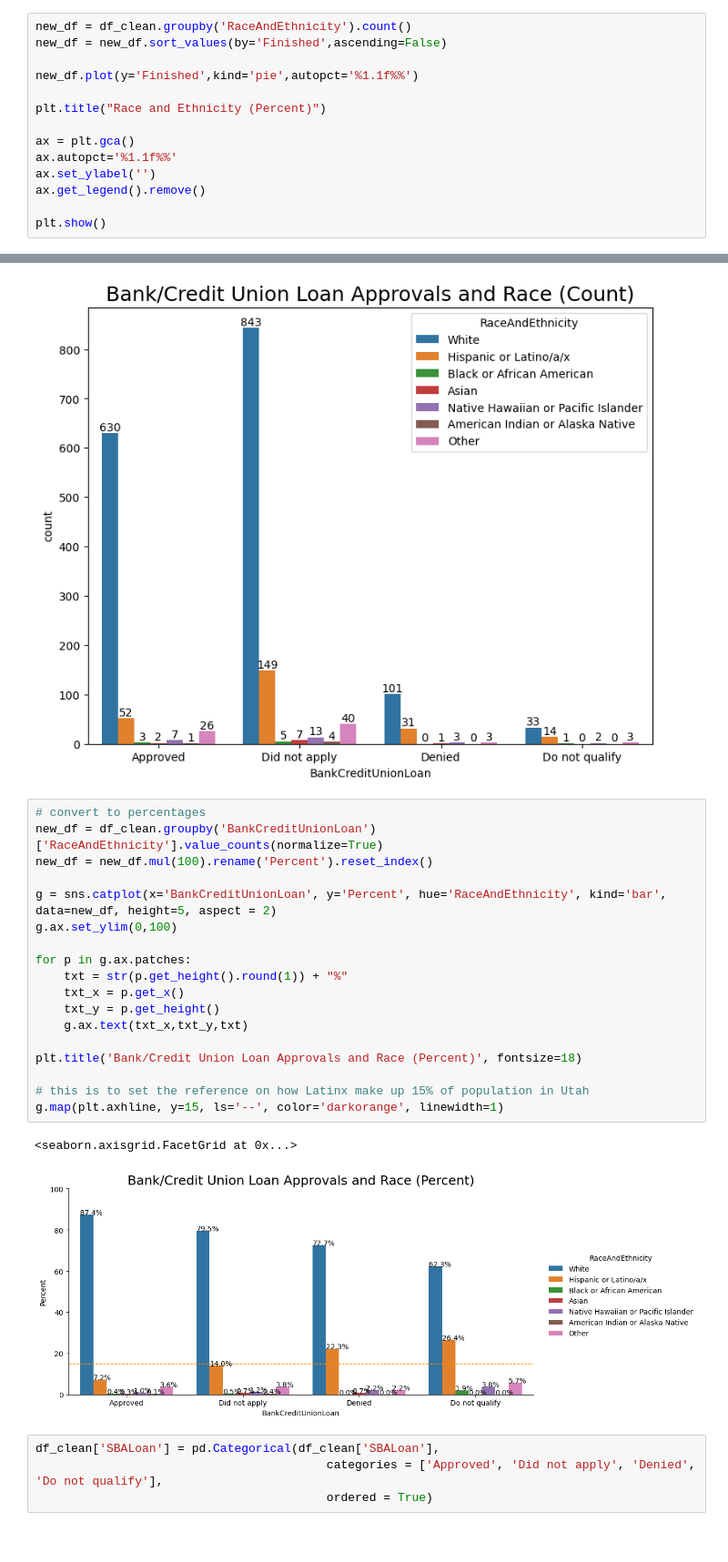
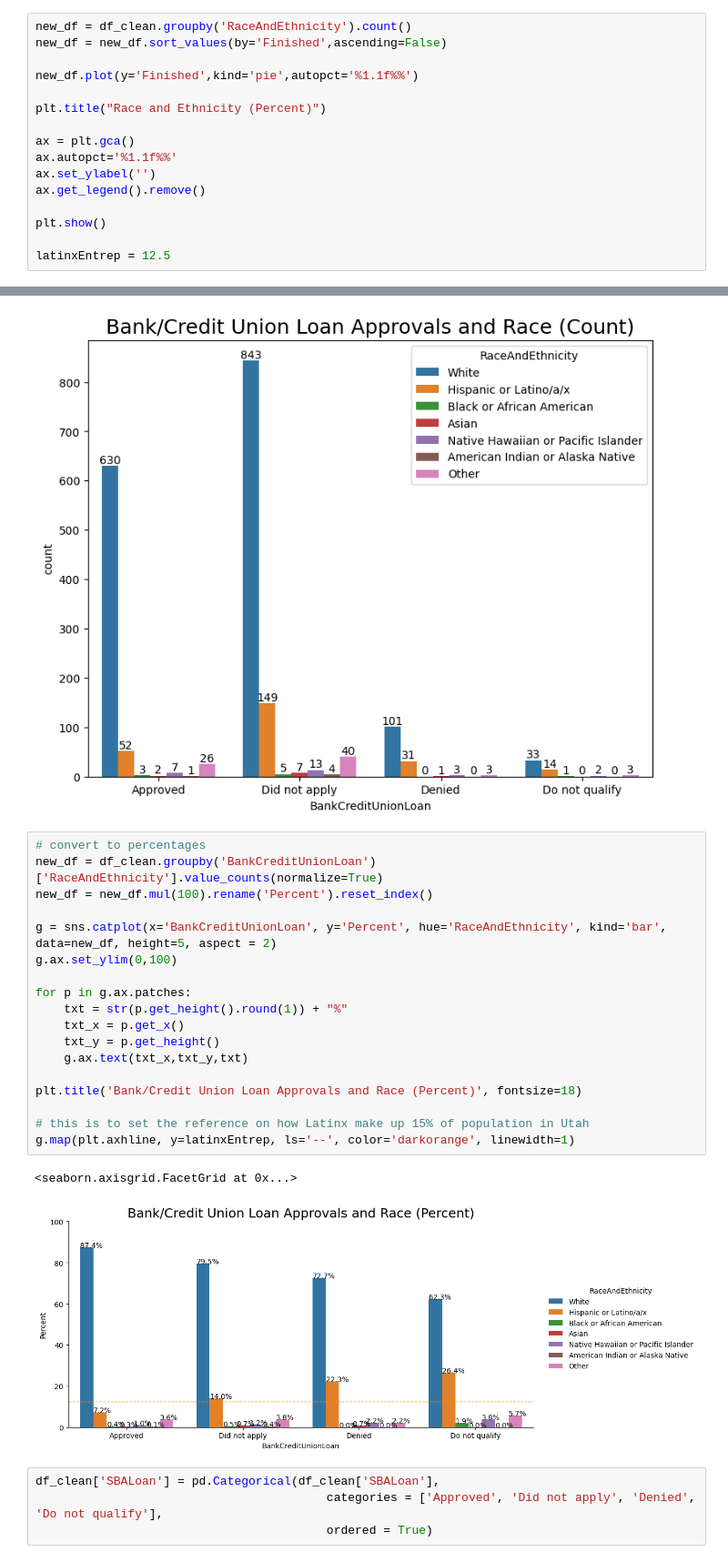
Before and after one commit to ramirezzzluisss/pythonprojects, a Jupyter notebook: HonorsThesis.ipynb, the cells around one changed output, grey strips where cells are left out. Shown at 91% size. Cells and saved outputs as stored; diff of their text form.

```diff
--- a/HonorsThesis.ipynb
+++ b/HonorsThesis.ipynb
@@ -185,6 +185,8 @@ ax.set_ylabel('')
 ax.get_legend().remove()
 
 plt.show()
+
+latinxEntrep = 12.5
 # %% [output]
 [figure]
 # %%
@@ -245,24 +247,24 @@ for container in ax.containers:
 # %%
 # convert to percentages
 new_df = df_clean.groupby('BankCreditUnionLoan')['RaceAndEthnicity'].value_counts(normalize=True)
 new_df = new_df.mul(100).rename('Percent').reset_index()
 
 g = sns.catplot(x='BankCreditUnionLoan', y='Percent', hue='RaceAndEthnicity', kind='bar', data=new_df, height=5, aspect = 2)
 g.ax.set_ylim(0,100)
 
 for p in g.ax.patches:
     txt = str(p.get_height().round(1)) + "%"
     txt_x = p.get_x()
     txt_y = p.get_height()
     g.ax.text(txt_x,txt_y,txt)
 
 plt.title('Bank/Credit Union Loan Approvals and Race (Percent)', fontsize=18)
 
 # this is to set the reference on how Latinx make up 15% of population in Utah
-g.map(plt.axhline, y=15, ls='--', color='darkorange', linewidth=1)
+g.map(plt.axhline, y=latinxEntrep, ls='--', color='darkorange', linewidth=1)
 # %% [output]
 <seaborn.axisgrid.FacetGrid at 0x...>
-[figure, old version]
+[figure, new version]
 # %%
 df_clean['SBALoan'] = pd.Categorical(df_clean['SBALoan'],
                                          categories = ['Approved', 'Did not apply', 'Denied', 'Do not qualify'],
```
Also changed, not shown: parts of 3 cells of this notebook.
